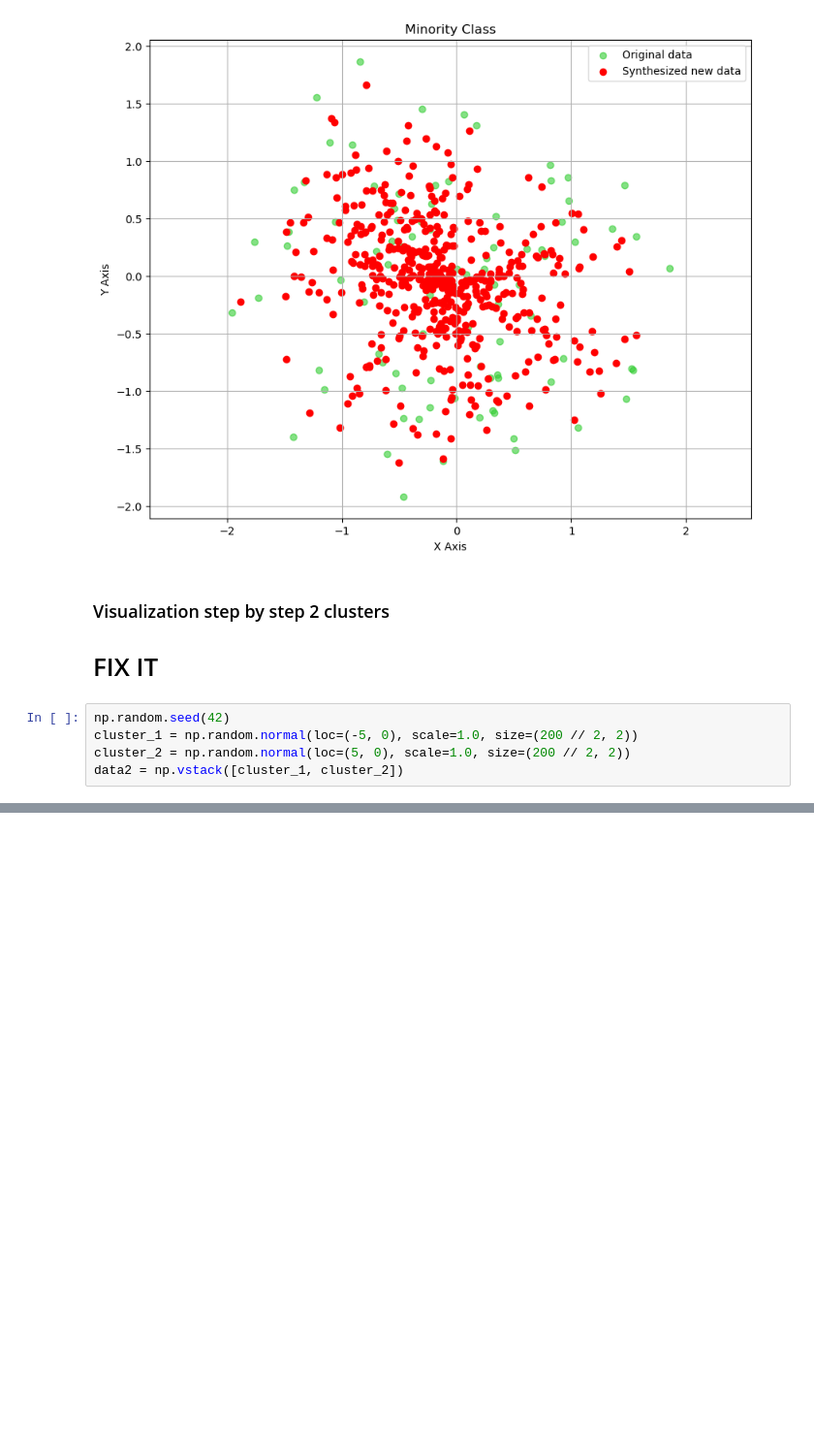
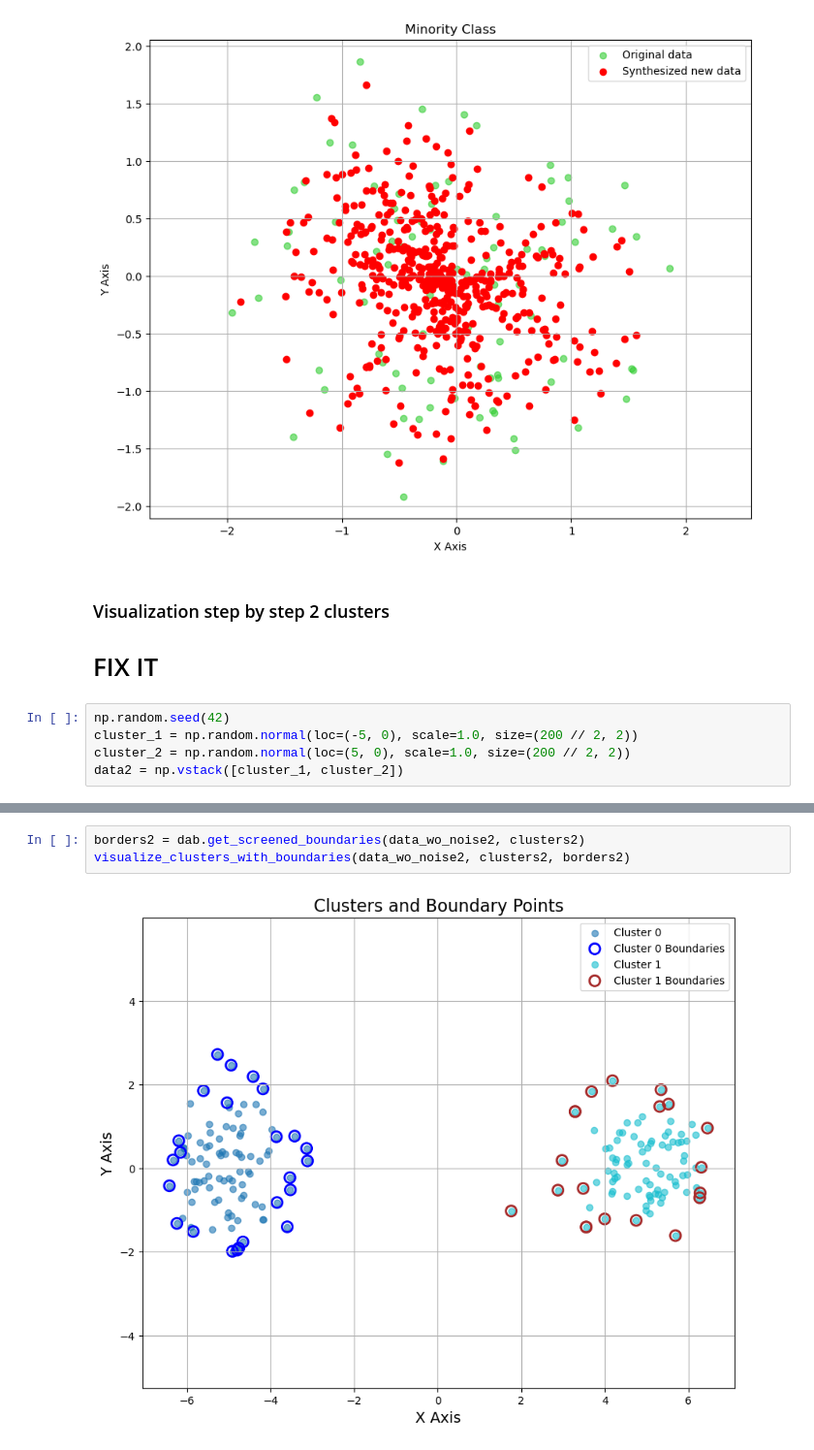
Before and after one commit to UnaiLalana/DAB-SMOTE, a Jupyter notebook: notebooks/Visualization.ipynb, the cells around one changed output, grey strips where cells are left out. Shown at 97% size. Cells and saved outputs as stored; diff of their text form; blank space fills up the shorter version.

```diff
--- a/notebooks/Visualization.ipynb
+++ b/notebooks/Visualization.ipynb
@@ -192,0 +185,5 @@ NameError: name 'generate_two_clusters' is not defined
+# %%
+borders2 = dab.get_screened_boundaries(data_wo_noise2, clusters2)
+visualize_clusters_with_boundaries(data_wo_noise2, clusters2, borders2)
+# %% [output]
+[figure, added]
```
Also changed, not shown: parts of 4 cells of this notebook, 1 other file.
